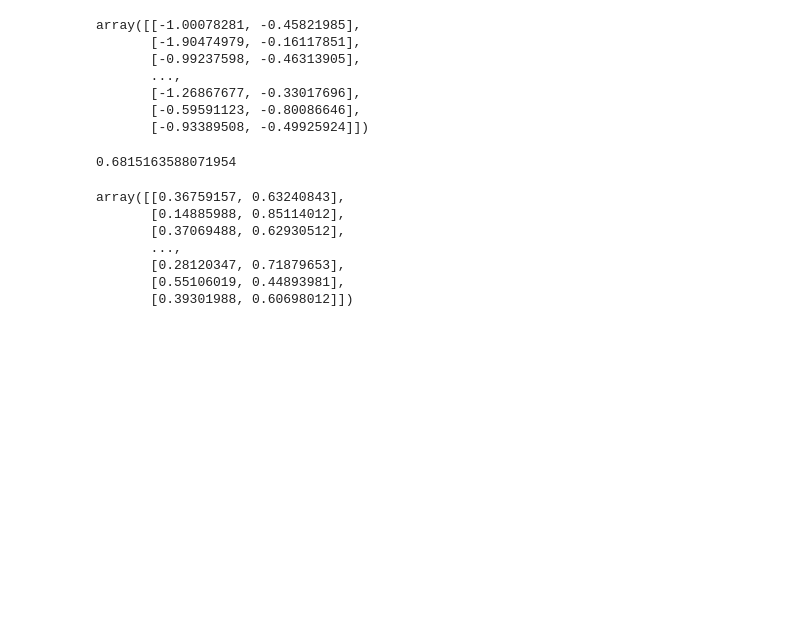
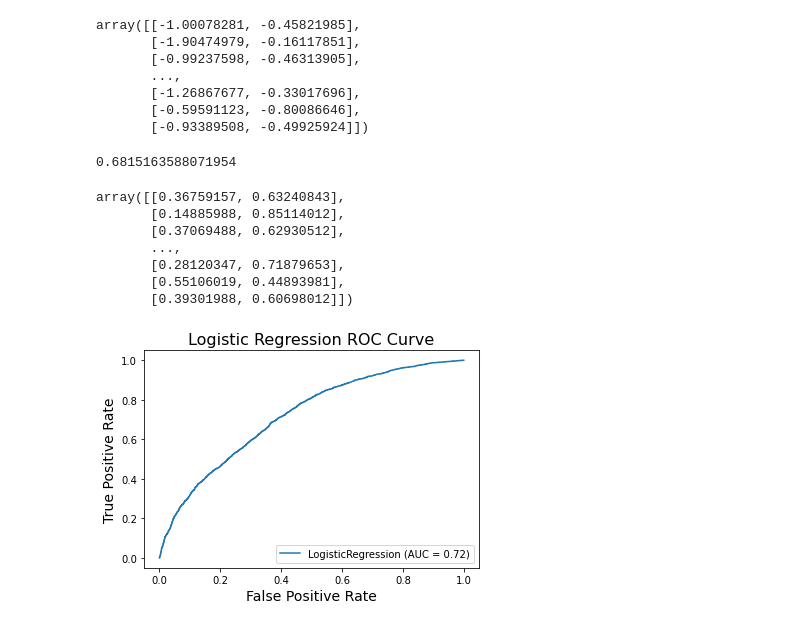
Before and after one commit to sambuckwild/rideshare, a Jupyter notebook: sams notebook.ipynb, the cells around one changed output. Drawn from its saved outputs; the diff is of its cells as text; code cells hidden in the pictures; blank space fills up the shorter version.

```diff
--- a/sams notebook.ipynb
+++ b/sams notebook.ipynb
@@ -232,0 +237,7 @@ array([[0.36759157, 0.63240843],
+# %%
+plot_roc_curve(model, X_test, y_test)
+plt.title('Logistic Regression ROC Curve', fontsize=16)
+plt.xlabel('False Positive Rate', fontsize=14)
+plt.ylabel('True Positive Rate', fontsize=14);
+# %% [output]
+[figure, added]
```
Also changed, not shown: parts of 7 cells of this notebook, 5 other files.
